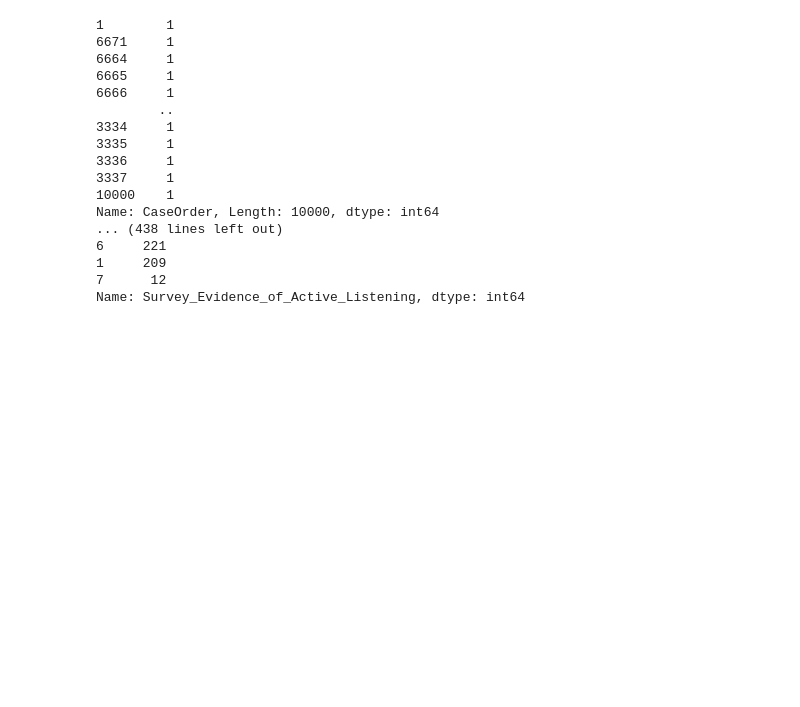
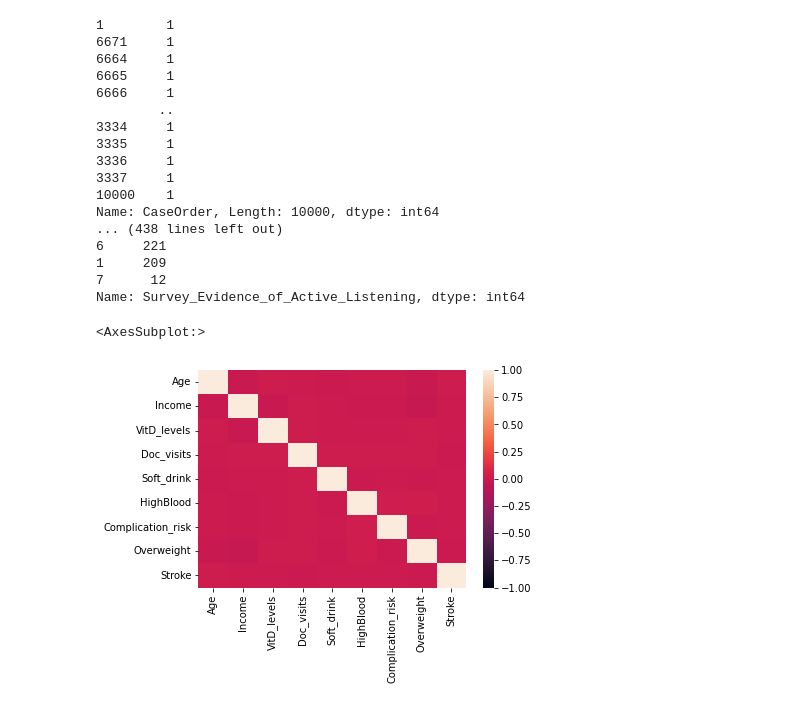
Before and after one commit to JacobRColp/WGU, a Jupyter notebook: D208/D208_Jcolp/D208_Jcolp.ipynb, the cells around one changed output. Saved outputs shown, nothing was run; the diff lists cells and outputs as text; code cells hidden in the pictures; blank space fills up the shorter version.

Commit message:
Data preparation
Added in further data preparation. Also, scaled data. And split data into training and test sets.

```diff
--- a/D208/D208_Jcolp/D208_Jcolp.ipynb
+++ b/D208/D208_Jcolp/D208_Jcolp.ipynb
@@ -106,3 +126,22 @@ Name: CaseOrder, Length: 10000, dtype: int64
 1     209
 7      12
 Name: Survey_Evidence_of_Active_Listening, dtype: int64
+# %%
+#Here I will be scaling the dataset to better account for the broad distribution of different data object. I will do this utilizing the standard scaler function from scikit-learn's preprocessing module.
+#https://scikit-learn.org/stable/modules/generated/sklearn.preprocessing.StandardScaler.html
+#This is me writing a note to myself to ensure that I inverse the transformation to get accurate predictions on the other side of model training.
+
+scaler = preprocessing.StandardScaler()
+
+med_df_scaled = pd.DataFrame(scaler.fit_transform(med_df[['Age', 'Income', 'Initial_days', 'VitD_levels', 'Doc_visits', 'Soft_drink', 'HighBlood', 'Complication_risk', 'Overweight', 'Stroke']]), columns=['Age', 'Income', 'Initial_days', 'VitD_levels', 'Doc_visits', 'Soft_drink', 'HighBlood', 'Complication_risk', 'Overweight', 'Stroke'])
+
+#Here I am splitting out the outcome variable into its own data frame for the eventual training and test sets
+Initial_days_df = med_df_scaled.Initial_days
+med_df_scaled.drop('Initial_days',axis=1,inplace=True)
+# %%
+#Here I am generating a heatmap to check for any multicollineartiy. I expand the minimum out to -1 to ensure that we don't have any strong inverse relationships.
+
+sns.heatmap(med_df_scaled.corr(), vmin=-1.0)
+# %% [output]
+<AxesSubplot:>
+[figure, added]
```
Also changed, not shown: parts of 6 cells of this notebook.
